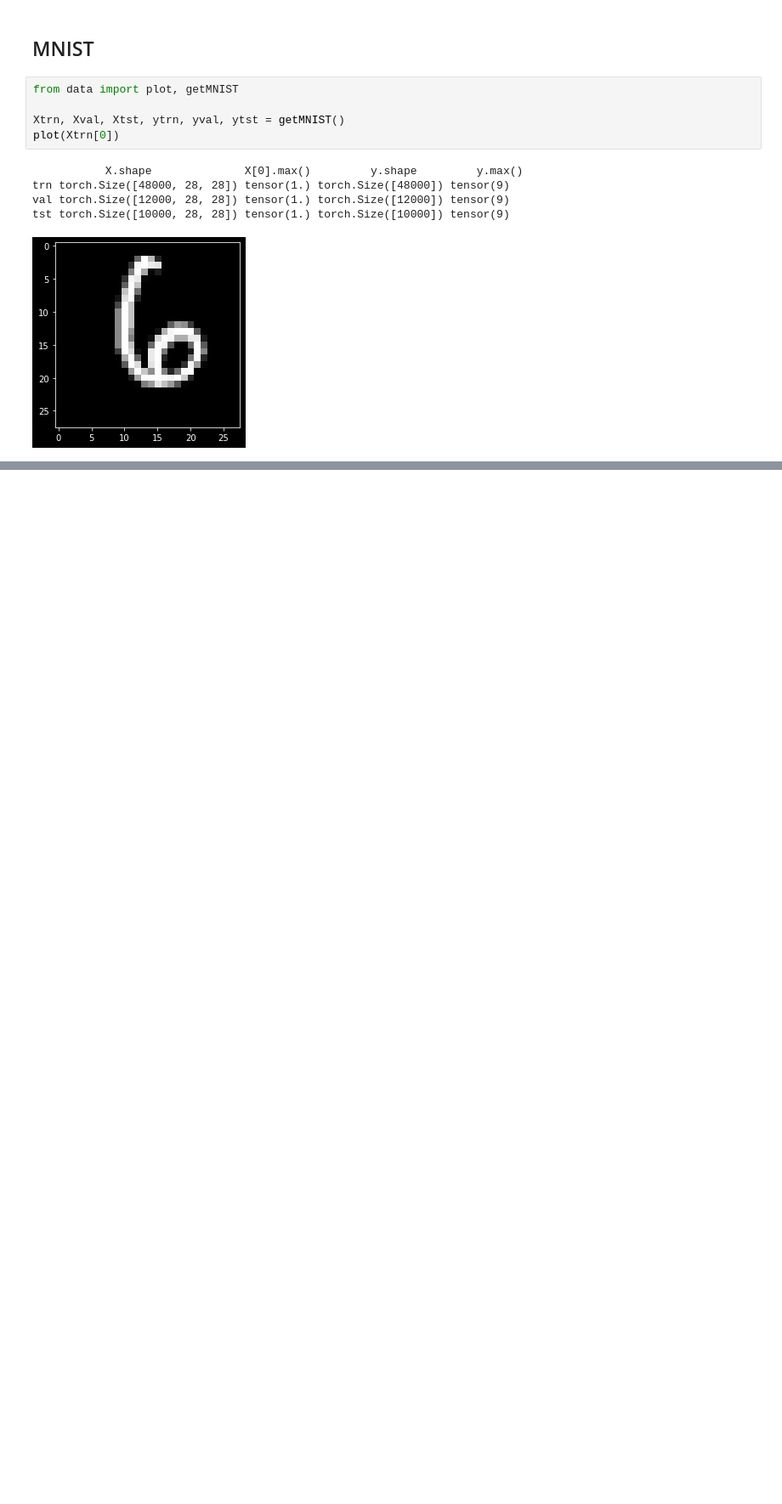
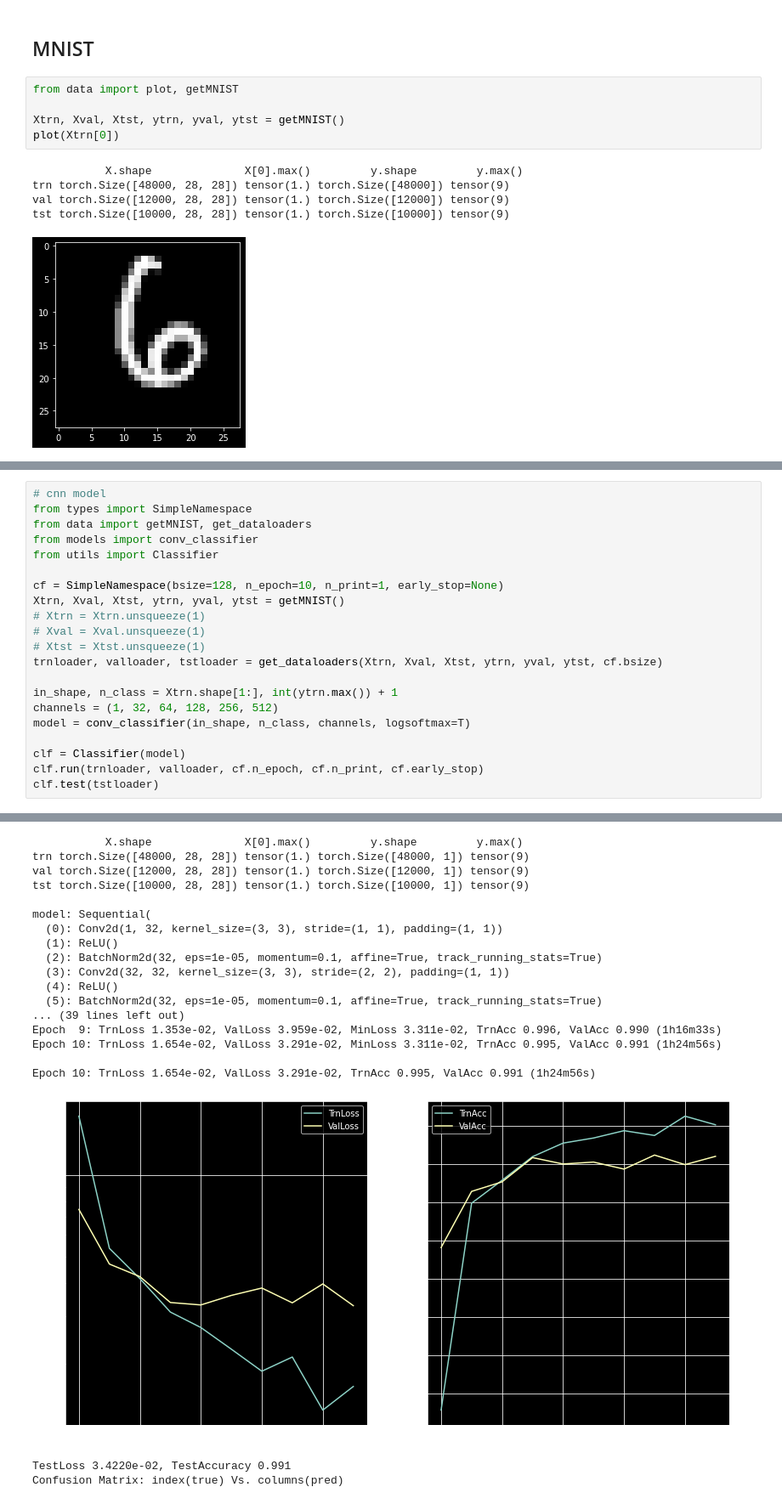
Before and after one commit to ajwkim/DLRL, a Jupyter notebook: pytorch3.ipynb, the cells around one changed output, grey strips where cells are left out. Shown at 85% size. Cells and saved outputs as stored; diff of their text form; blank space fills up the shorter version.

```diff
--- a/pytorch3.ipynb
+++ b/pytorch3.ipynb
@@ -390,3 +390,25 @@ Confusion Matrix: index(true) Vs. columns(pred)
 | 8 | 2 | 0 | 2 | 5 | 1 | 1 | 0 | 0 | 961 | 2 |
 | 9 | 1 | 1 | 0 | 8 | 12 | 5 | 0 | 3 | 2 | 977 |
 [figure]
+# %%
+# cnn model
+from types import SimpleNamespace
+from data import getMNIST, get_dataloaders
+from models import conv_classifier
+from utils import Classifier
+
+cf = SimpleNamespace(bsize=128, n_epoch=10, n_print=1, early_stop=None)
+Xtrn, Xval, Xtst, ytrn, yval, ytst = getMNIST()
+# Xtrn = Xtrn.unsqueeze(1)
+# Xval = Xval.unsqueeze(1)
+# Xtst = Xtst.unsqueeze(1)
+trnloader, valloader, tstloader = get_dataloaders(Xtrn, Xval, Xtst, ytrn, yval, ytst, cf.bsize)
+
+in_shape, n_class = Xtrn.shape[1:], int(ytrn.max()) + 1
+channels = (1, 32, 64, 128, 256, 512)
+model = conv_classifier(in_shape, n_class, channels, logsoftmax=T)
+
+clf = Classifier(model)
+clf.run(trnloader, valloader, cf.n_epoch, cf.n_print, cf.early_stop)
+clf.test(tstloader)
+# %% [output]
@@ -392,0 +417,20 @@ Confusion Matrix: index(true) Vs. columns(pred)
+           X.shape              X[0].max()         y.shape         y.max()
+trn torch.Size([48000, 28, 28]) tensor(1.) torch.Size([48000, 1]) tensor(9)
+val torch.Size([12000, 28, 28]) tensor(1.) torch.Size([12000, 1]) tensor(9)
+tst torch.Size([10000, 28, 28]) tensor(1.) torch.Size([10000, 1]) tensor(9)
+
+model: Sequential(
+  (0): Conv2d(1, 32, kernel_size=(3, 3), stride=(1, 1), padding=(1, 1))
+  (1): ReLU()
+  (2): BatchNorm2d(32, eps=1e-05, momentum=0.1, affine=True, track_running_stats=True)
+  (3): Conv2d(32, 32, kernel_size=(3, 3), stride=(2, 2), padding=(1, 1))
+  (4): ReLU()
+  (5): BatchNorm2d(32, eps=1e-05, momentum=0.1, affine=True, track_running_stats=True)
+... (39 lines left out)
+Epoch  9: TrnLoss 1.353e-02, ValLoss 3.959e-02, MinLoss 3.311e-02, TrnAcc 0.996, ValAcc 0.990 (1h16m33s)
+Epoch 10: TrnLoss 1.654e-02, ValLoss 3.291e-02, MinLoss 3.311e-02, TrnAcc 0.995, ValAcc 0.991 (1h24m56s)
+
+Epoch 10: TrnLoss 1.654e-02, ValLoss 3.291e-02, TrnAcc 0.995, ValAcc 0.991 (1h24m56s)
+[figure, added]
+TestLoss 3.4220e-02, TestAccuracy 0.991
+Confusion Matrix: index(true) Vs. columns(pred)
```
Also changed, not shown: parts of 7 cells of this notebook, 4 other files.
